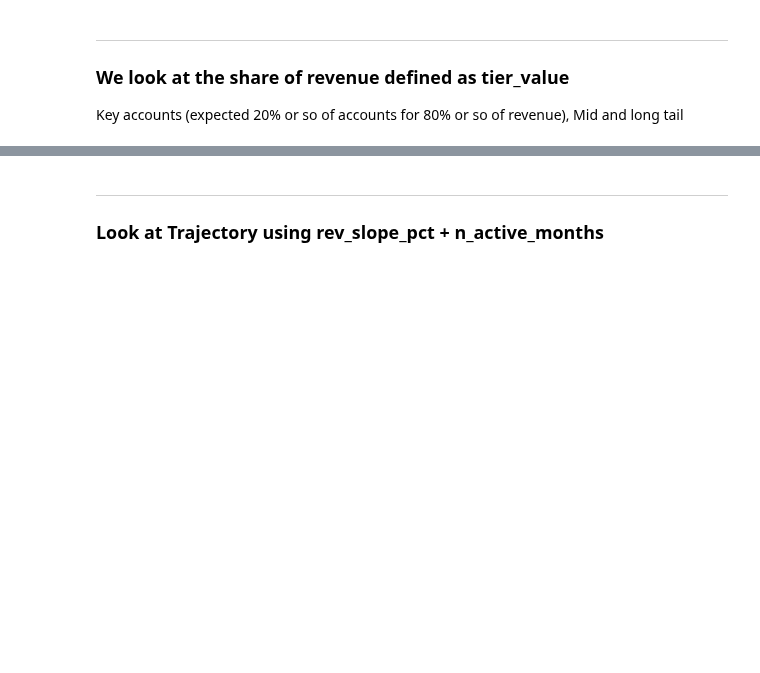
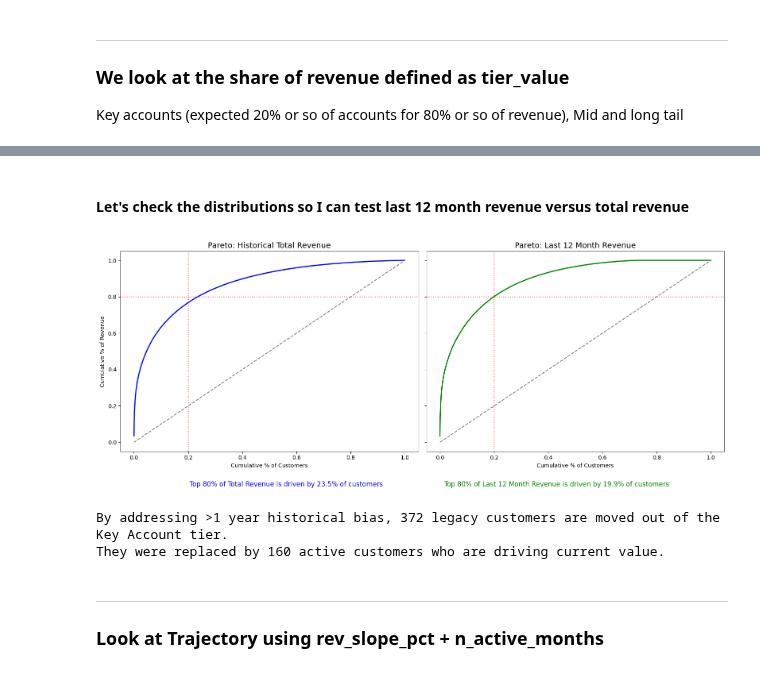
Before and after one commit to sachaplaye/rfm-lifecycle-segmentation, a Jupyter notebook: notebooks/3_data_distributions.ipynb, the cells around one changed output, grey strips where cells are left out. Drawn from its saved outputs; the diff is of its cells as text; code cells hidden in the pictures; blank space fills up the shorter version.

```diff
--- a/notebooks/3_data_distributions.ipynb
+++ b/notebooks/3_data_distributions.ipynb
@@ -1272,3 +1349,64 @@ Mid           1888   2561106.42  1246.615
+# %% [markdown]
+#### Let's check the distributions so I can test last 12 month revenue versus total revenue
+# %%
+import matplotlib.pyplot as plt
+import numpy as np
+
+# 1. Prepare data for Total Revenue
+df_tot = customer.sort_values('total_revenue', ascending=False).reset_index(drop=True)
+df_tot['cum_rev_pct'] = df_tot['total_revenue'].cumsum() / df_tot['total_revenue'].sum()
+df_tot['cum_cust_pct'] = (df_tot.index + 1) / len(df_tot)
+
+# 2. Prepare data for Last 12 month Revenue
+df_ann = customer.sort_values('ttm_revenue', ascending=False).reset_index(drop=True)
+df_ann['cum_rev_pct'] = df_ann['ttm_revenue'].cumsum() / df_ann['ttm_revenue'].sum()
+df_ann['cum_cust_pct'] = (df_ann.index + 1) / len(df_ann)
+
+# 3. Plotting
+fig, axes = plt.subplots(1, 2, figsize=(16, 6), sharey=True)
+
+# Plot A: Total Revenue
+axes[0].plot(df_tot['cum_cust_pct'], df_tot['cum_rev_pct'], color='blue', lw=2)
+axes[0].plot([0, 1], [0, 1], color='grey', linestyle='--') # Line of absolute equality
+axes[0].axhline(0.80, color='red', linestyle=':', alpha=0.6)
+axes[0].axvline(0.20, color='red', linestyle=':', alpha=0.6)
+axes[0].set_title('Pareto: Historical Total Revenue', fontsize=14)
+axes[0].set_xlabel('Cumulative % of Customers')
+axes[0].set_ylabel('Cumulative % of Revenue')
+
+# Plot B: Normalised Revenue
+axes[1].plot(df_ann['cum_cust_pct'], df_ann['cum_rev_pct'], color='green', lw=2)
+axes[1].plot([0, 1], [0, 1], color='grey', linestyle='--')
+axes[1].axhline(0.80, color='red', linestyle=':', alpha=0.6)
+axes[1].axvline(0.20, color='red', linestyle=':', alpha=0.6)
+axes[1].set_title('Pareto: Last 12 Month Revenue', fontsize=14)
+axes[1].set_xlabel('Cumulative % of Customers')
+
+# Calculate exactly how many customers make up the top 80% for both
+top_80_tot = df_tot[df_tot['cum_rev_pct'] <= 0.80].shape[0] / len(df_tot)
+top_80_ann = df_ann[df_ann['cum_rev_pct'] <= 0.80].shape[0] / len(df_ann)
+
+plt.figtext(0.15, -0.05, f"Top 80% of Total Revenue is driven by {top_80_tot*100:.1f}% of customers", fontsize=12, color='blue')
+plt.figtext(0.55, -0.05, f"Top 80% of Last 12 Month Revenue is driven by {top_80_ann*100:.1f}% of customers", fontsize=12, color='green')
+
+plt.tight_layout()
+plt.show()
+# %% [output]
+[figure, added]
+# %%
+# Who is in the Top 80%?
+tot_key_accounts = set(df_tot[df_tot['cum_rev_pct'] <= 0.80]['CustomerHashID'])
+ann_key_accounts = set(df_ann[df_ann['cum_rev_pct'] <= 0.80]['CustomerHashID'])
+
+# Calculate the difference
+dropped_out = len(tot_key_accounts - ann_key_accounts)
+newly_promoted = len(ann_key_accounts - tot_key_accounts)
+
+print(f"By addressing >1 year historical bias, {dropped_out} legacy customers are moved out of the Key Account tier.")
+print(f"They were replaced by {newly_promoted} active customers who are driving current value.")
+# %% [output]
+By addressing >1 year historical bias, 372 legacy customers are moved out of the Key Account tier.
+They were replaced by 160 active customers who are driving current value.
 # %% [markdown]
 ---
 ### Look at Trajectory using rev_slope_pct + n_active_months
```
Also changed, not shown: parts of 39 cells of this notebook, 2 other files.
